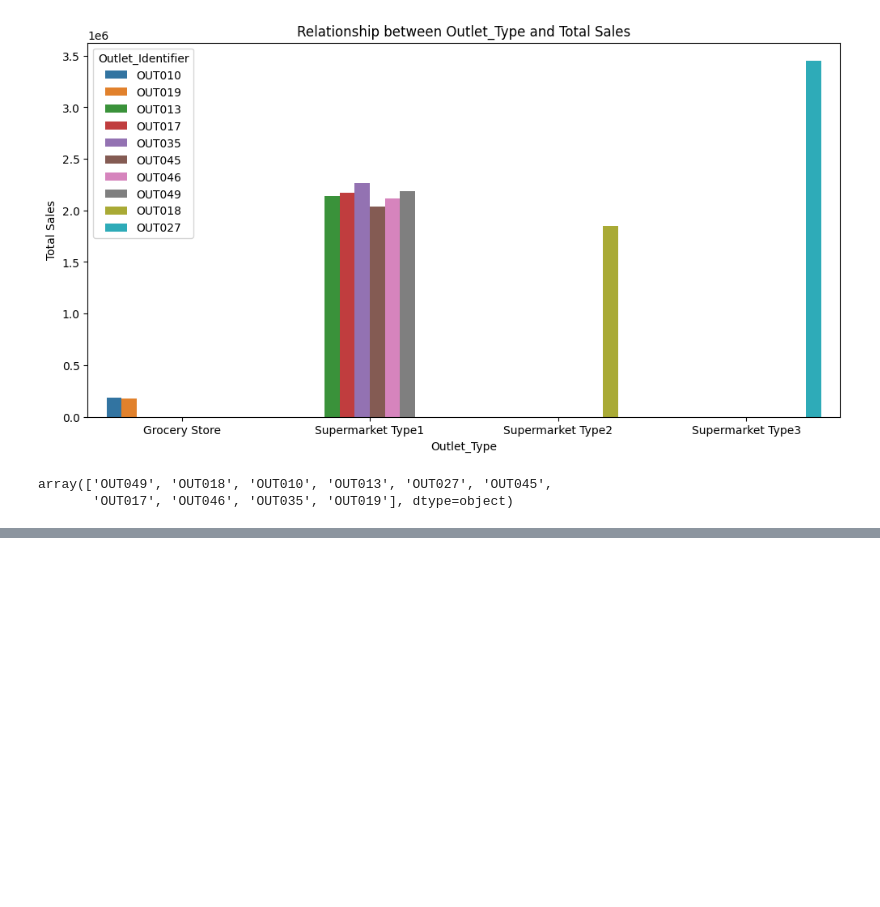
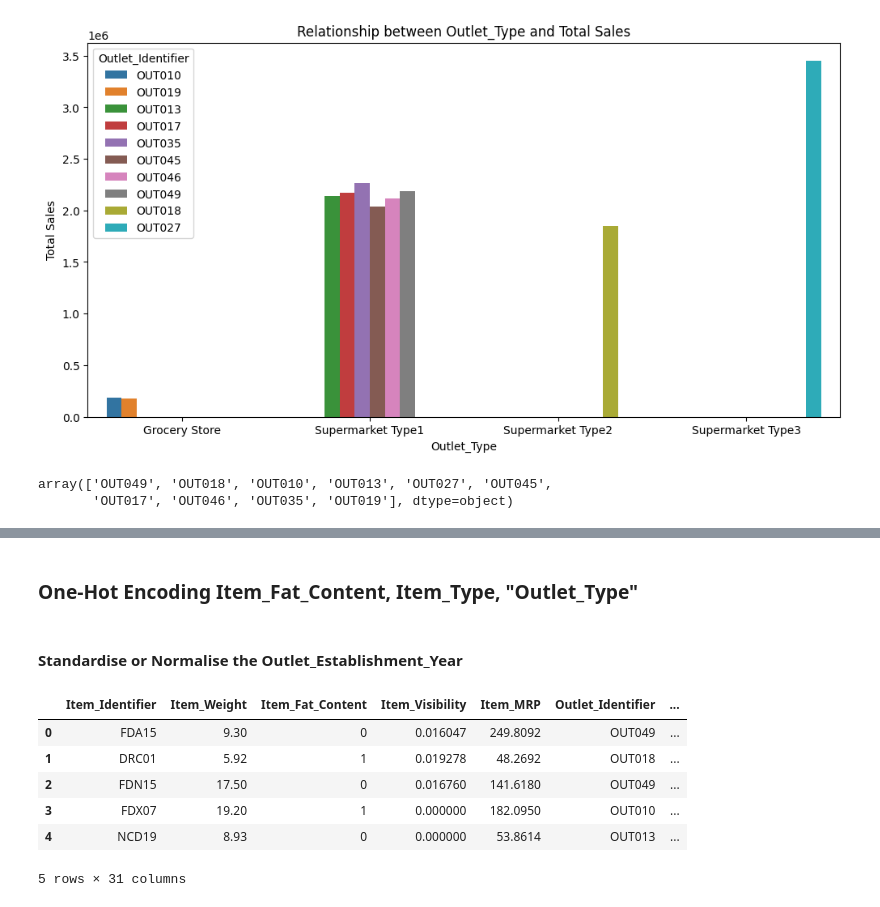
Before and after one commit to babutabhavya/big-mart-sales-prediction, a Jupyter notebook: main.ipynb, the cells around one changed output, grey strips where cells are left out. Saved outputs shown, nothing was run; the diff lists cells and outputs as text; code cells hidden in the pictures; blank space fills up the shorter version.

```diff
--- a/main.ipynb
+++ b/main.ipynb
@@ -421,0 +397,27 @@ array(['OUT049', 'OUT018', 'OUT010', 'OUT013', 'OUT027', 'OUT045',
+# %%
+for i in ["Outlet_Location_Type", "Outlet_Size", "Item_Fat_Content"]:
+    data[i] = LabelEncoder().fit_transform(data[i].ravel())
+# %% [markdown]
+### One-Hot Encoding Item_Fat_Content, Item_Type, "Outlet_Type"
+# %%
+data = pd.get_dummies(data, columns=["Item_Type", "Outlet_Type"])
+# %% [markdown]
+#### Standardise or Normalise the Outlet_Establishment_Year
+# %%
+data["Outlet_Establishment_Year"] = MinMaxScaler().fit_transform(
+    data["Outlet_Establishment_Year"].values.reshape(-1, 1)
+)
+data["Outlet_Establishment_Year_Normalised"] = normalize(
+    data["Outlet_Establishment_Year"].values.reshape(-1, 1), axis=0
+)
+# %%
+data.replace({True: 1, False: 0}, inplace=True)
+data.head()
+# %% [output]
+|  | Item_Identifier | Item_Weight | Item_Fat_Content | Item_Visibility | Item_MRP | Outlet_Identifier | ... |
+| 0 | FDA15 | 9.30 | 0 | 0.016047 | 249.8092 | OUT049 | ... |
+| 1 | DRC01 | 5.92 | 1 | 0.019278 | 48.2692 | OUT018 | ... |
+| 2 | FDN15 | 17.50 | 0 | 0.016760 | 141.6180 | OUT049 | ... |
+| 3 | FDX07 | 19.20 | 1 | 0.000000 | 182.0950 | OUT010 | ... |
+| 4 | NCD19 | 8.93 | 0 | 0.000000 | 53.8614 | OUT013 | ... |
+5 rows × 31 columns
```
Also changed, not shown: parts of 29 cells of this notebook.
